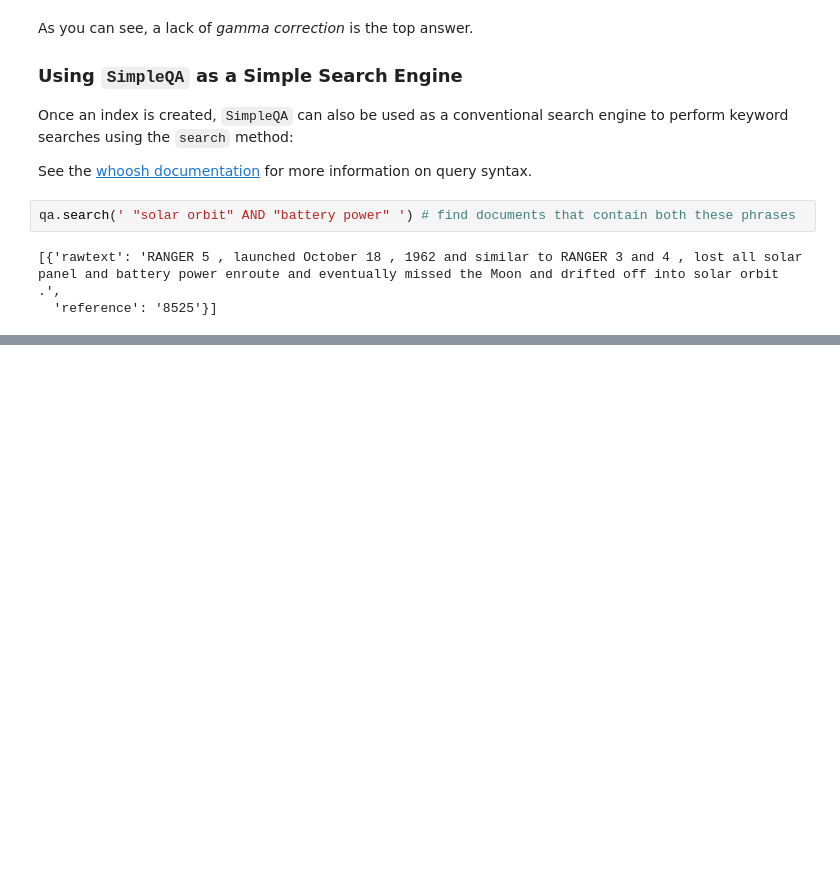
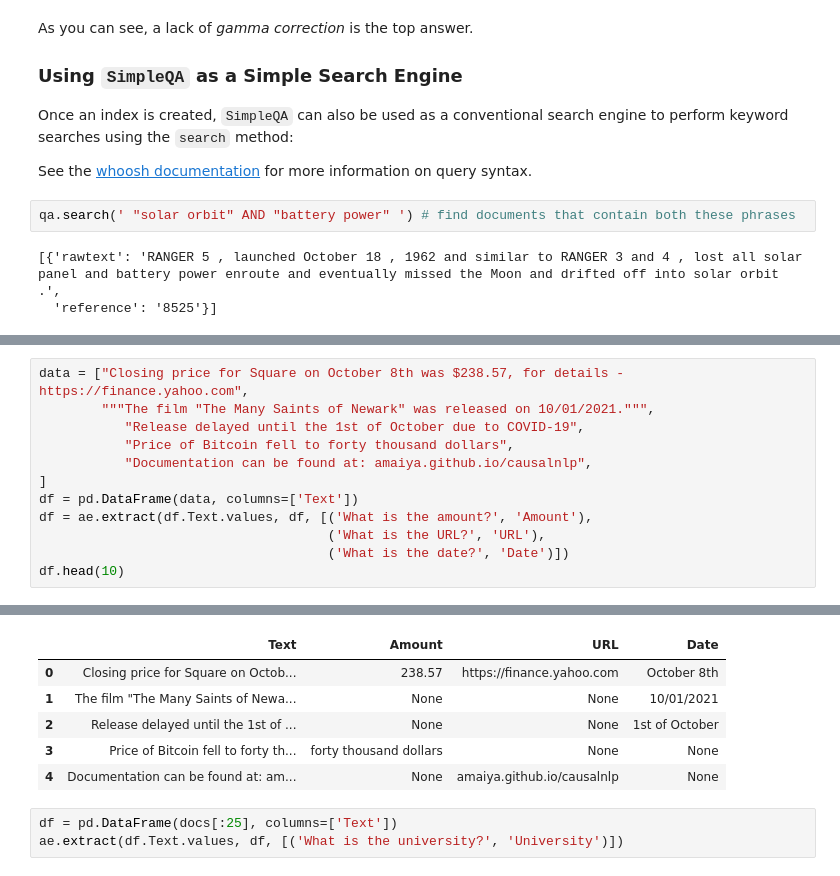
Before and after one commit to fassamfs/NLP-SAMBD-EN-2021, a Jupyter notebook: qa_practice/question_answering_with_bert.ipynb, the cells around one changed output, grey strips where cells are left out. Drawn from its saved outputs; the diff is of its cells as text; blank space fills up the shorter version.

```diff
--- a/qa_practice/question_answering_with_bert.ipynb
+++ b/qa_practice/question_answering_with_bert.ipynb
@@ -224,0 +281,13 @@ qa.search(' "solar orbit" AND "battery power" ') # find documents that contain b
+# %%
+data = ["Closing price for Square on October 8th was $238.57, for details - https://finance.yahoo.com",
+        """The film "The Many Saints of Newark" was released on 10/01/2021.""",
+           "Release delayed until the 1st of October due to COVID-19",
+           "Price of Bitcoin fell to forty thousand dollars",
+           "Documentation can be found at: amaiya.github.io/causalnlp",
+]
+df = pd.DataFrame(data, columns=['Text'])
+df = ae.extract(df.Text.values, df, [('What is the amount?', 'Amount'),
+                                     ('What is the URL?', 'URL'),
+                                     ('What is the date?', 'Date')])
+df.head(10)
+# %% [output]
@@ -224,0 +297,9 @@ qa.search(' "solar orbit" AND "battery power" ') # find documents that contain b
+|  | Text | Amount | URL | Date |
+| 0 | Closing price for Square on Octob... | 238.57 | https://finance.yahoo.com | October 8th |
+| 1 | The film "The Many Saints of Newa... | None | None | 10/01/2021 |
+| 2 | Release delayed until the 1st of ... | None | None | 1st of October |
+| 3 | Price of Bitcoin fell to forty th... | forty thousand dollars | None | None |
+| 4 | Documentation can be found at: am... | None | amaiya.github.io/causalnlp | None |
+# %%
+df = pd.DataFrame(docs[:25], columns=['Text'])
+ae.extract(df.Text.values, df, [('What is the university?', 'University')])
```
Also changed, not shown: parts of 5 cells of this notebook.
